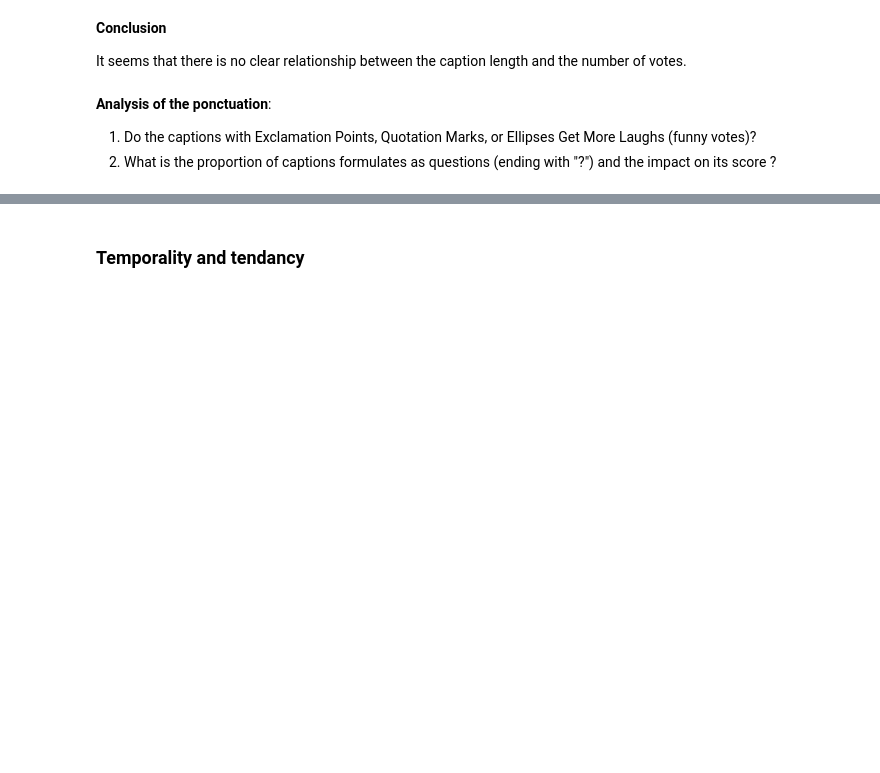
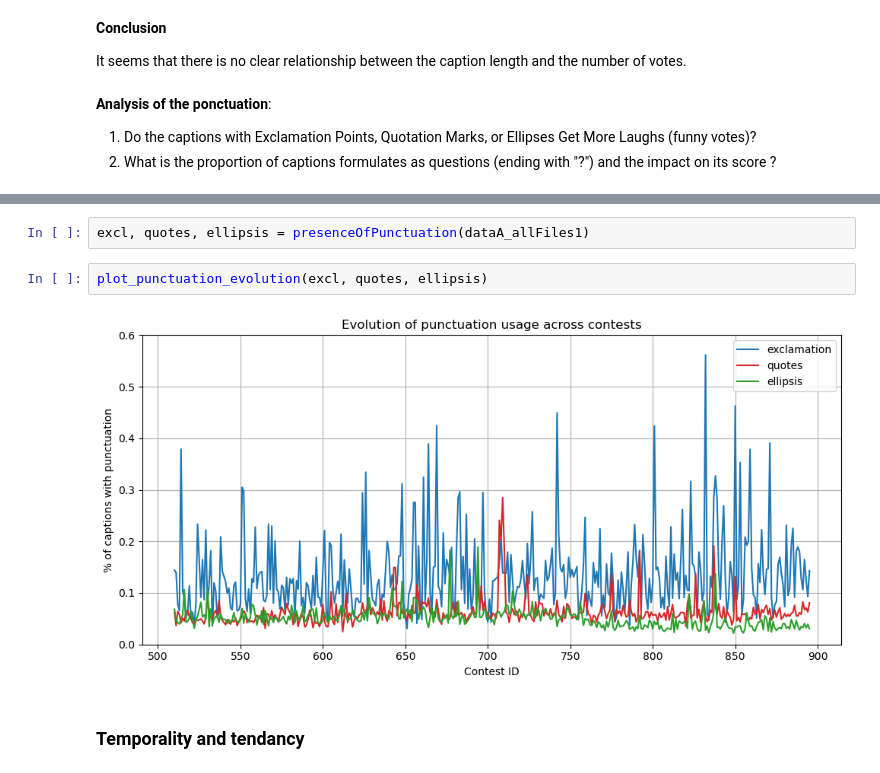
Before and after one commit to epfl-ada/ada-2025-project-adacore42, a Jupyter notebook: Data exploration P2.ipynb, the cells around one changed output, grey strips where cells are left out. Saved outputs shown, nothing was run; the diff lists cells and outputs as text; blank space fills up the shorter version.

```diff
--- a/Data exploration P2.ipynb
+++ b/Data exploration P2.ipynb
@@ -213,3 +312,9 @@ It seems that there is no clear relationship between the caption length and the
+# %%
+excl, quotes, ellipsis = presenceOfPunctuation(dataA_allFiles1)
+# %%
+plot_punctuation_evolution(excl, quotes, ellipsis)
+# %% [output]
+[figure, added]
 # %% [markdown]
 ### Temporality and tendancy
 # %% [markdown]
```
Also changed, not shown: parts of 9 cells of this notebook.
